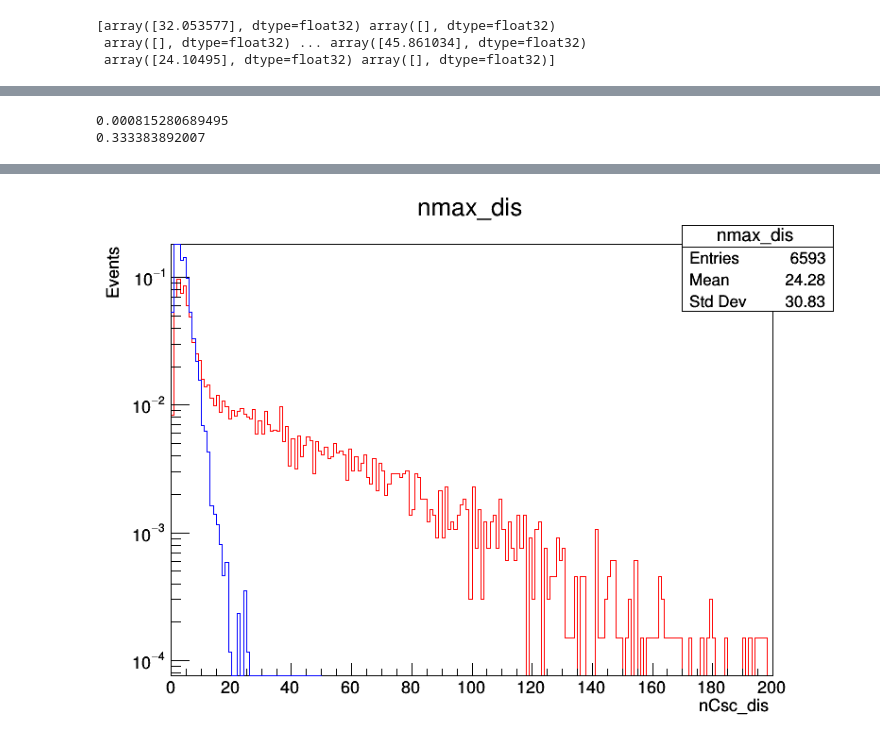
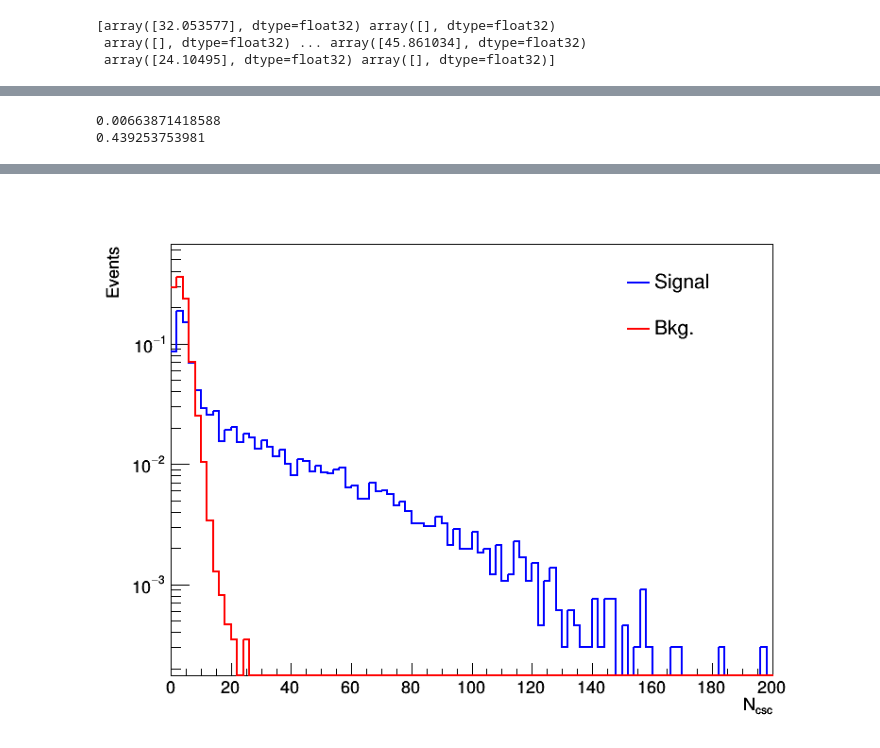
Before and after one commit to cms-lpc-llp/delayed_jet_analyzer, a Jupyter notebook: plot_scripts/muon_roi_trigger.ipynb, the cells around one changed output, grey strips where cells are left out. Saved outputs shown, nothing was run; the diff lists cells and outputs as text; code cells hidden in the pictures.

```diff
--- a/plot_scripts/muon_roi_trigger.ipynb
+++ b/plot_scripts/muon_roi_trigger.ipynb
@@ -58,3 +58,10 @@ first_jet_pt = [x[0] if len(x) else -1 for x in T['jetPt']]
 [array([32.053577], dtype=float32) array([], dtype=float32)
  array([], dtype=float32) ... array([45.861034], dtype=float32)
  array([24.10495], dtype=float32) array([], dtype=float32)]
+# %%
+x = np.arange(-5, 5, 1)
+#print x
+y = np.arange(-5, 5, 1)
+xx, yy = np.meshgrid(x, y, sparse=True)
+print xx
+print yy
@@ -252,7 +337,7 @@ n_hits_prompt = []
 
 for eta,phi in zip(csc_eta_prompt,csc_phi_prompt):
     test_dataset = np.vstack((eta,phi)).T
-    centroids,centroid_constituents = kmeans(test_dataset,20)
+    centroids,centroid_constituents = kmeans(test_dataset,25)
     #print len(eta), centroid_constituents
     nhits = 0
     #print '============================'
@@ -273,10 +358,10 @@ for eta,phi in zip(csc_eta_prompt,csc_phi_prompt):
 
 n_max_dis = []
 n_min_dis = []
-centroids,centroid_constituents = kmeans(test_dataset,20)
+centroids,centroid_constituents = kmeans(test_dataset,25)
 for eta,phi in zip(csc_eta_dis,csc_phi_dis):
     test_dataset = np.vstack((eta,phi)).T
-    centroids,centroid_constituents = kmeans(test_dataset,20)
+    centroids,centroid_constituents = kmeans(test_dataset,25)
     #n_min.append(np.min(centroid_constituents[np.nonzero(centroid_constituents)]))
     #n_max.append(np.max(centroid_constituents[np.nonzero(centroid_constituents)]))
     #print np.nonzero(centroid_constituents)[0], centroid_constituents[np.transpose(np.nonzero(centroid_constituents)[0])]
@@ -288,9 +373,9 @@ for eta,phi in zip(csc_eta_dis,csc_phi_dis):
     #print 'phi', phi
 # %%
 c2 = rt.TCanvas('c2','c2', 800, 600)
-h['nmax_dis'] = create_TH1D(n_max_dis, axis_title=['nCsc_dis', 'Events'], name='nmax_dis', binning=[500,0,500])
+h['nmax_dis'] = create_TH1D(n_max_dis, axis_title=['nCsc_dis', 'Events'], name='nmax_dis', binning=[250,0,500])
 h['nmax_dis'].SetLineColor(4)
-h['nmax_prompt'] = create_TH1D(n_max_prompt, axis_title=['nmax_prompt', 'Events'], name='nmax_prompt', binning=[500,0,500])
+h['nmax_prompt'] = create_TH1D(n_max_prompt, axis_title=['nmax_prompt', 'Events'], name='nmax_prompt', binning=[250,0,500])
 h['nmax_prompt'].SetLineColor(2)
 c2.SetLogy()
 #h['llp_eta'].SetStats(0)
@@ -300,11 +385,11 @@ h['nCsc_dis'].SetLineColor(8)
 h['nCsc_prompt'].SetLineColor(6)
 
 #HISTO INFO
-print h['nmax_prompt'].Integral(20,100)
-print h['nmax_dis'].Integral(20,100)
+print h['nmax_prompt'].Integral(7,250)
+print h['nmax_dis'].Integral(7,250)
 
 #DRAW HISTOGRAMS
-h['nmax_prompt'].GetXaxis().SetRangeUser(0,50)
+h['nmax_prompt'].GetXaxis().SetRangeUser(0,200)
 h['nmax_prompt'].Draw('histo')
 #h['nmax_dis'].Draw('histo+same')
 #h['nCsc_dis'].Draw('histo+same')
@@ -321,11 +406,27 @@ h['nCsc_dis'].Draw('histo+same')
 c2.SaveAs("muon_roi_trigger_signal_like.pdf")
 
 h['nmax_dis'].GetXaxis().SetRangeUser(0,200)
-h['nmax_dis'].SetLineColor(2)
-h['nmax_prompt'].SetLineColor(4)
-h['nmax_dis'].Draw('histo')
+h['nmax_dis'].SetLineColor(4)
+h['nmax_prompt'].SetLineColor(2)
+h['nmax_dis'].SetLineWidth(2)
+h['nmax_prompt'].SetLineWidth(2)
+h['nmax_prompt'].SetStats(0)
+h['nmax_prompt'].SetTitle("")
+h['nmax_prompt'].SetXTitle("N_{csc}")
+
+h['nmax_prompt'].Draw('histo')
+h['nmax_dis'].Draw('histo+same')
 h['nmax_prompt'].Draw('histo+same')
+
+legend = rt.TLegend(0.70,0.70,0.87,0.87);
+legend.SetTextSize(0.04);
+legend.SetBorderSize(0);
+#legend-.SetFillStyle(0);
+legend.AddEntry( h['nmax_dis'], "Signal" , "L");
+legend.AddEntry( h['nmax_prompt'], "Bkg." , "L");
+legend.Draw();
+
 c2.SaveAs("muon_roi_trigger_signal_vs_bkg.pdf")
 # %% [output]
-0.000815280689495
-0.333383892007
+0.00663871418588
+0.439253753981
@@ -335,4 +433,4 @@ Warning in <TROOT::Append>: Replacing existing TH1: nmax_prompt (Potential memor
 Info in <TCanvas::Print>: pdf file muon_roi_trigger_bkg_like.pdf has been created
 Info in <TCanvas::Print>: pdf file muon_roi_trigger_signal_like.pdf has been created
 Info in <TCanvas::Print>: pdf file muon_roi_trigger_signal_vs_bkg.pdf has been created
-[figure, old version]
+[figure, new version]
```
Also changed, not shown: parts of 4 cells of this notebook.
